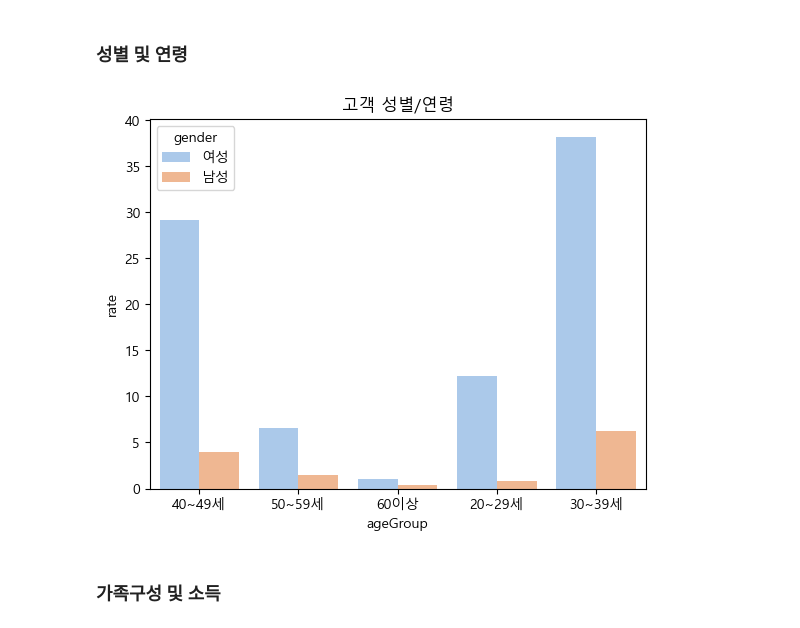
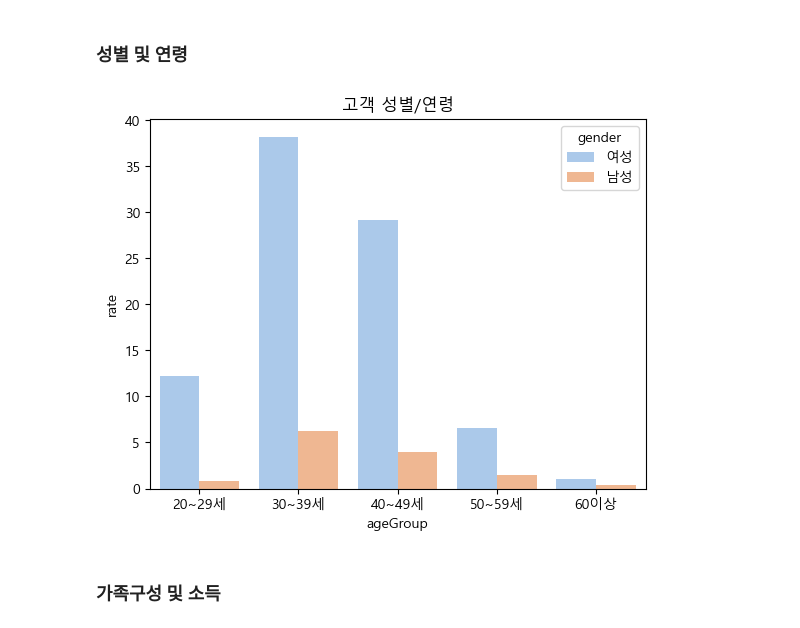
Before and after one commit to entangelk/wigglewiggle, a Jupyter notebook: docs/analysis/basic_analysis.ipynb, the cells around one changed output. Drawn from its saved outputs; the diff is of its cells as text; code cells hidden in the pictures.

```diff
--- a/docs/analysis/basic_analysis.ipynb
+++ b/docs/analysis/basic_analysis.ipynb
@@ -2,16 +2,26 @@
 import pandas as pd
 import matplotlib.pyplot as plt
 import seaborn as sns
+import pickle
 
+from datetime import datetime
 import numpy as np
-import pickle as pkl
-
 
 import warnings
 warnings.filterwarnings('ignore')
 
-plt.rcParams['font.family'] = 'Malgun Gothic'
-# plt.rcParams['font.family'] = 'BMJUA_ttf'
+import platform
+
+system = platform.system()
+
+if system == 'Windows':
+    plt.rcParams['font.family'] = 'Malgun Gothic'
+else:
+    !apt-get -y install fonts-nanum
+    !fc-cache -fv
+    !rm ~/.cache/matplotlib -rf
+
+    plt.rcParams['font.family'] = 'NanumBarunGothic'
 # %%
 analysisdata = pd.read_json('../data/getseedcorpdata.json')
 # %%
@@ -179,12 +189,14 @@ df_salesIncome = pd.DataFrame(analysisdata['data']['customerType']['salesIncome'
 # %% [markdown]
 ### 성별 및 연령
 # %%
-sns.barplot(data=df_salesPerson, x='ageGroup', y='rate', hue='gender', palette='pastel')
+orders = ['20~29세','30~39세','40~49세','50~59세','60이상']
+
+sns.barplot(data=df_salesPerson, x='ageGroup', y='rate', hue='gender', palette='pastel',order=orders)
 
 plt.title('고객 성별/연령')
 plt.show()
 # %% [output]
-[figure, old version]
+[figure, new version]
 # %% [markdown]
 ### 가족구성 및 소득
 # %%
```
Also changed, not shown: 10 other files.
